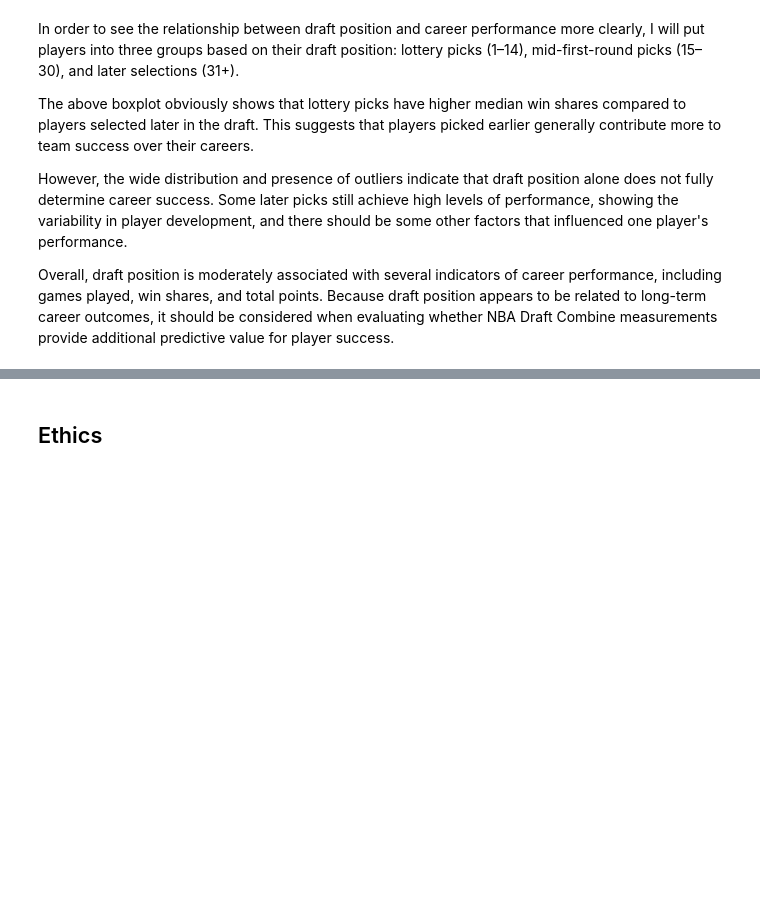
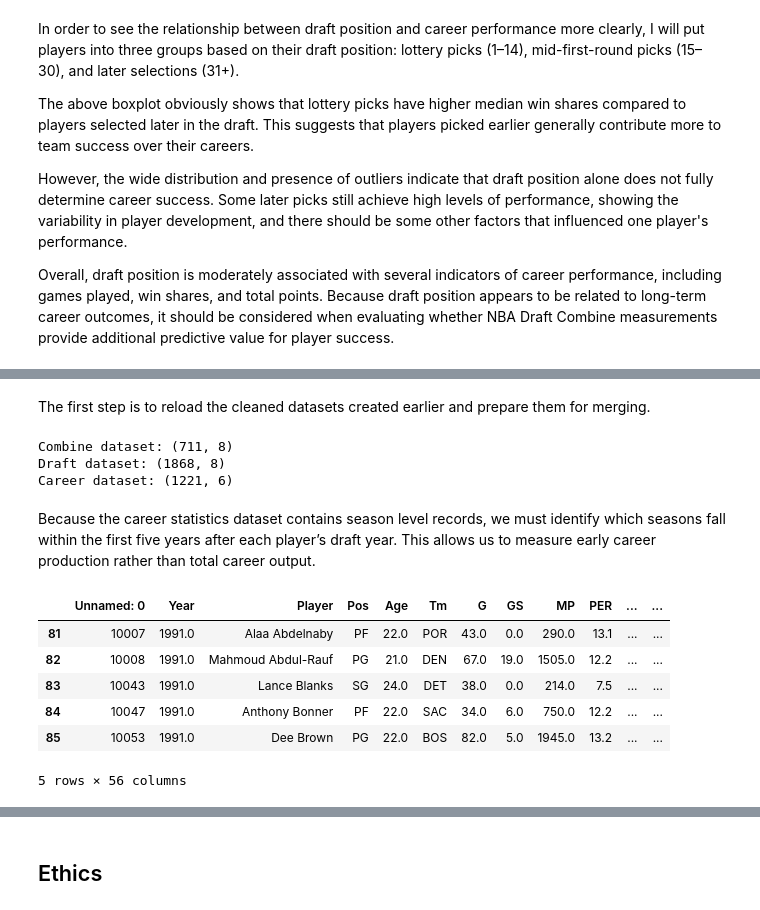
Before and after one commit to COGS108/Group010_WI26, a Jupyter notebook: 02-EDACheckpoint.ipynb, the cells around one changed output, grey strips where cells are left out. Saved outputs shown, nothing was run; the diff lists cells and outputs as text; code cells hidden in the pictures; blank space fills up the shorter version.

```diff
--- a/02-EDACheckpoint.ipynb
+++ b/02-EDACheckpoint.ipynb
@@ -950,0 +955,42 @@ Overall, draft position is moderately associated with several indicators of care
+# %% [markdown]
+The first step is to reload the cleaned datasets created earlier and prepare them for merging.
+# %%
+combine = pd.read_csv('data/02-processed/draft_combine_body_measurements.csv')
+draft = pd.read_csv('data/02-processed/dataset_2_draft_clean.csv')
+career = pd.read_csv('data/02-processed/dataset_3_career_clean.csv')
+
+print("Combine dataset:", combine.shape)
+print("Draft dataset:", draft.shape)
+print("Career dataset:", career.shape)
+# %% [output]
+Combine dataset: (711, 8)
+Draft dataset: (1868, 8)
+Career dataset: (1221, 6)
+# %% [markdown]
+Because the career statistics dataset contains season level records, we must identify which seasons fall within the first five years after each player’s draft year. This allows us to measure early career production rather than total career output.
+# %%
+season_stats = pd.read_csv('data/00-raw/Seasons_Stats.csv')
+
+season_merged = pd.merge(
+    season_stats,
+    draft[['Player','DraftYr','Pk']],
+    on='Player',
+    how='inner'
+)
+
+season_merged['years_after_draft'] = season_merged['Year'] - season_merged['DraftYr']
+
+early_career = season_merged[
+    (season_merged['years_after_draft'] >= 0) &
+    (season_merged['years_after_draft'] <= 5)
+]
+
+early_career.head()
+# %% [output]
+|  | Unnamed: 0 | Year | Player | Pos | Age | Tm | G | GS | MP | PER | ... | ... |
+| 81 | 10007 | 1991.0 | Alaa Abdelnaby | PF | 22.0 | POR | 43.0 | 0.0 | 290.0 | 13.1 | ... | ... |
+| 82 | 10008 | 1991.0 | Mahmoud Abdul-Rauf | PG | 21.0 | DEN | 67.0 | 19.0 | 1505.0 | 12.2 | ... | ... |
+| 83 | 10043 | 1991.0 | Lance Blanks | SG | 24.0 | DET | 38.0 | 0.0 | 214.0 | 7.5 | ... | ... |
+| 84 | 10047 | 1991.0 | Anthony Bonner | PF | 22.0 | SAC | 34.0 | 6.0 | 750.0 | 12.2 | ... | ... |
+| 85 | 10053 | 1991.0 | Dee Brown | PG | 22.0 | BOS | 82.0 | 5.0 | 1945.0 | 13.2 | ... | ... |
+5 rows × 56 columns
```
Also changed, not shown: parts of 15 cells of this notebook.
